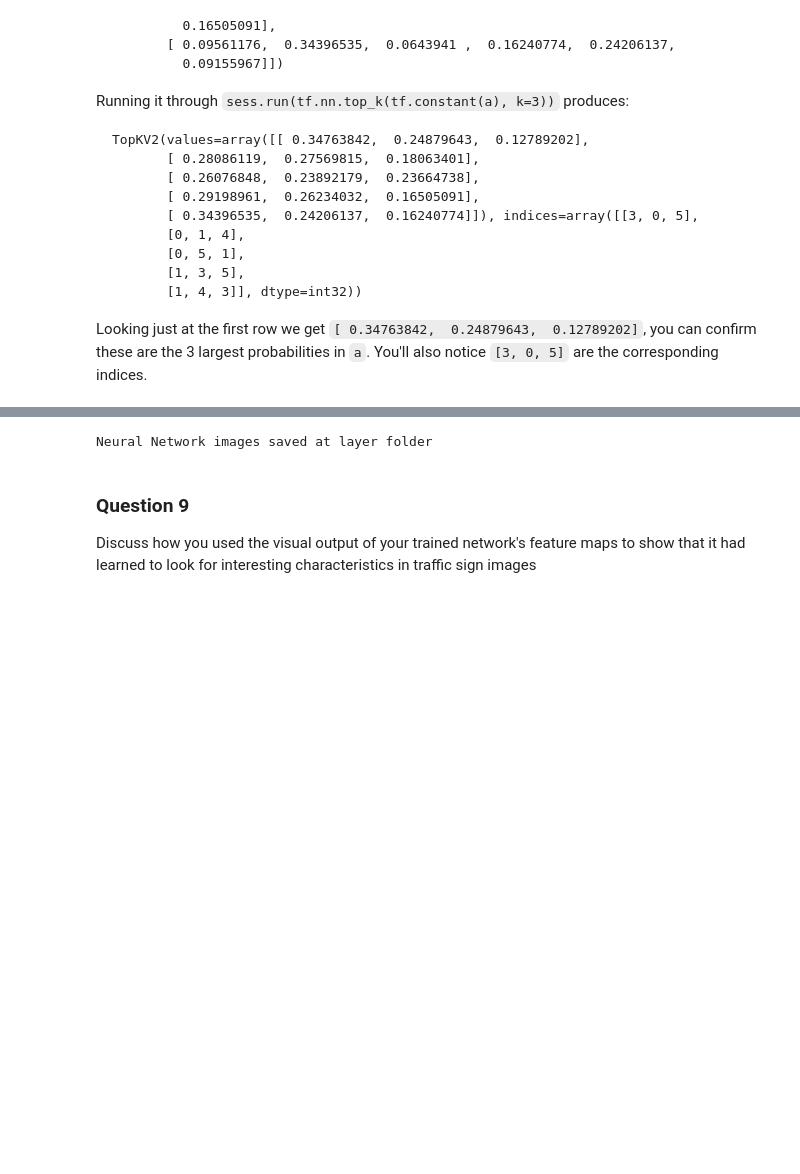
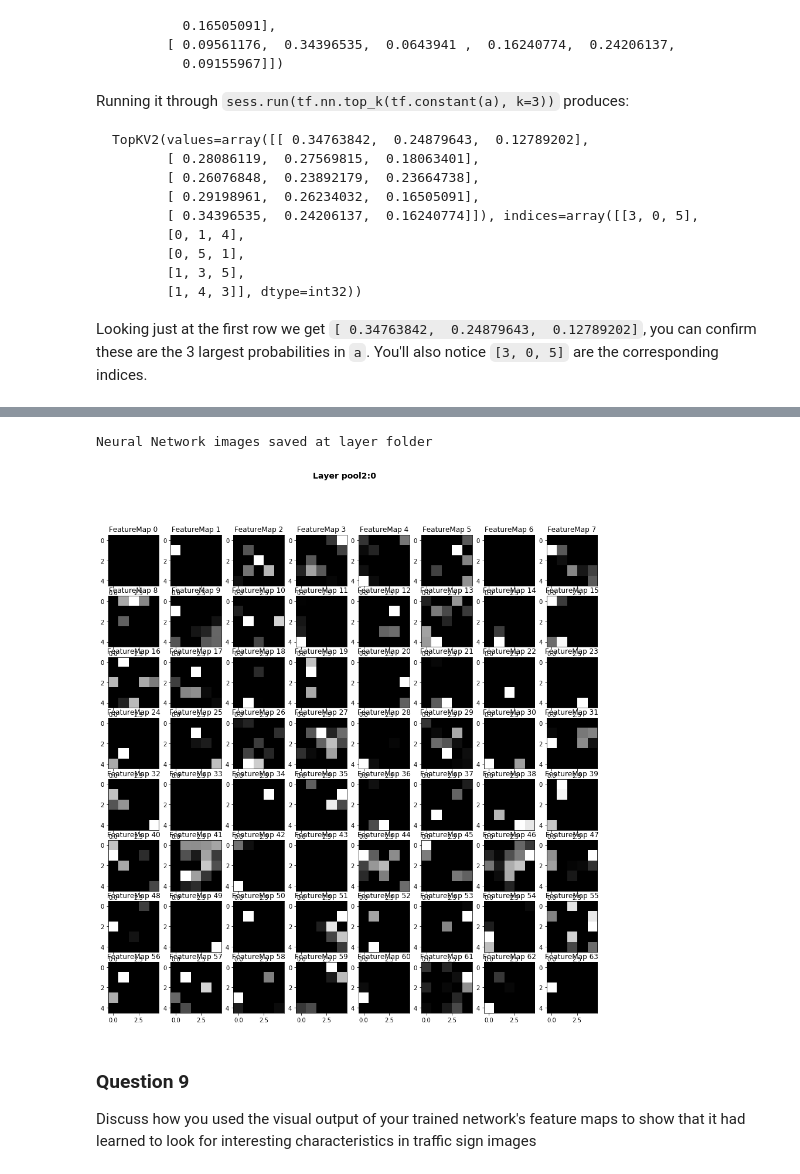
Before and after one commit to rtsaad/CarND-Traffic-Sign-Classifier-Project, a Jupyter notebook: Traffic_Sign_Classifier.ipynb, the cells around one changed output, grey strips where cells are left out. Drawn from its saved outputs; the diff is of its cells as text; code cells hidden in the pictures; blank space fills up the shorter version.

```diff
--- a/Traffic_Sign_Classifier.ipynb
+++ b/Traffic_Sign_Classifier.ipynb
@@ -881,34 +881,35 @@ def outputFeatureMap(name, image_input, tf_activation, activation_min=-1, activa
     # Note: x should be the same name as your network's tensorflow data placeholder variable
     # If you get an error tf_activation is not defined it maybe having trouble accessing the variable from inside a function
     activation = tf_activation.eval(session=sess,feed_dict={x : image_input})
     featuremaps = activation.shape[3]
     plt.figure(plt_num, figsize=(15,15))
     plt.suptitle('Layer ' + layer, fontsize=14, fontweight='bold')
     for featuremap in range(featuremaps):
         plt.subplot(8,8, featuremap+1) # sets the number of feature maps to show on each row and column
         plt.title('FeatureMap ' + str(featuremap)) # displays the feature map number
         if activation_min != -1 & activation_max != -1:
             plt.imshow(activation[0,:,:, featuremap], interpolation="nearest", vmin =activation_min, vmax=activation_max, cmap="gray")
         elif activation_max != -1:
             plt.imshow(activation[0,:,:, featuremap], interpolation="nearest", vmax=activation_max, cmap="gray")
         elif activation_min !=-1:
             plt.imshow(activation[0,:,:, featuremap], interpolation="nearest", vmin=activation_min, cmap="gray")
         else:
             plt.imshow(activation[0,:,:, featuremap], interpolation="nearest", cmap="gray")
     plt.savefig('layers/' + name + '.png', dpi=100)
 
 #Print All Layer images
 layers = ['conv1:0', 'relu1:0', 'conv2:0', 'relu2:0', 'pool1:0', 'conv3:0', 'relu3:0', 'conv4:0', 'relu4:0', 'pool2:0']
 
 with tf.Session() as sess:
     saver.restore(sess, tf.train.latest_checkpoint('.'))
     for layer in layers:
         activation = sess.graph.get_tensor_by_name(layer)
-        #outputFeatureMap(layer, [web_images_hand_crop[0]], activation)
+        outputFeatureMap(layer, [web_images_hand_crop[0]], activation)
 
 print("Neural Network images saved at layer folder")
 # %% [output]
 Neural Network images saved at layer folder
+[figure, added]
 # %% [markdown]
 ### Question 9
 
```
Also changed, not shown: parts of 10 cells of this notebook, 19 other files.
